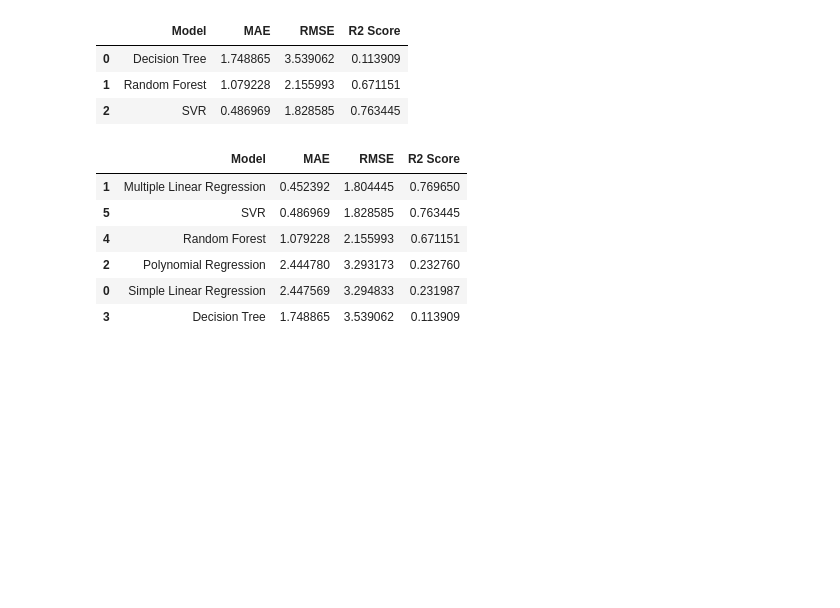
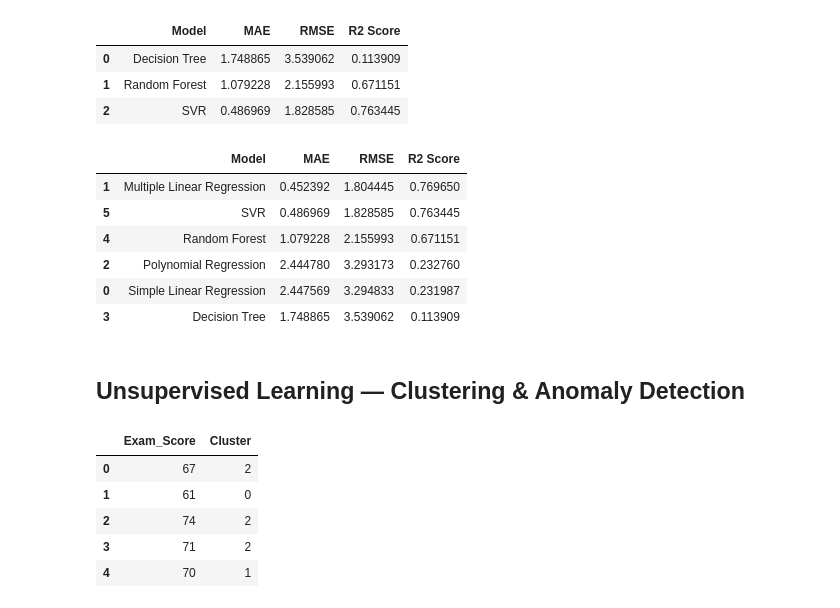
Before and after one commit to mdraihanmostafa746-coder/Student-Academic-Performance-Analysis-and-Prediction, a Jupyter notebook: notebooks/student_performance_analysis.ipynb, the cells around one changed output. Cells and saved outputs as stored; diff of their text form; code cells hidden in the pictures; blank space fills up the shorter version.

```diff
--- a/notebooks/student_performance_analysis.ipynb
+++ b/notebooks/student_performance_analysis.ipynb
@@ -1170,3 +1170,30 @@ all_models_comparison.sort_values(
 | 2 | Polynomial Regression | 2.444780 | 3.293173 | 0.232760 |
 | 0 | Simple Linear Regression | 2.447569 | 3.294833 | 0.231987 |
 | 3 | Decision Tree | 1.748865 | 3.539062 | 0.113909 |
+# %% [markdown]
+## Unsupervised Learning — Clustering & Anomaly Detection
+# %%
+from sklearn.cluster import KMeans
+from sklearn.decomposition import PCA
+
+X_cluster = preprocessor.fit_transform(X)
+
+# Convert to dense array if sparse
+if hasattr(X_cluster, "toarray"):
+    X_cluster = X_cluster.toarray()
+
+kmeans = KMeans(n_clusters=3, random_state=42, n_init=10)
+
+clusters = kmeans.fit_predict(X_cluster)
+
+df_cluster = df_clean.copy()
+df_cluster['Cluster'] = clusters
+
+df_cluster[['Exam_Score', 'Cluster']].head()
+# %% [output]
+|  | Exam_Score | Cluster |
+| 0 | 67 | 2 |
+| 1 | 61 | 0 |
+| 2 | 74 | 2 |
+| 3 | 71 | 2 |
+| 4 | 70 | 1 |
```
Also changed, not shown: parts of 3 cells of this notebook.
